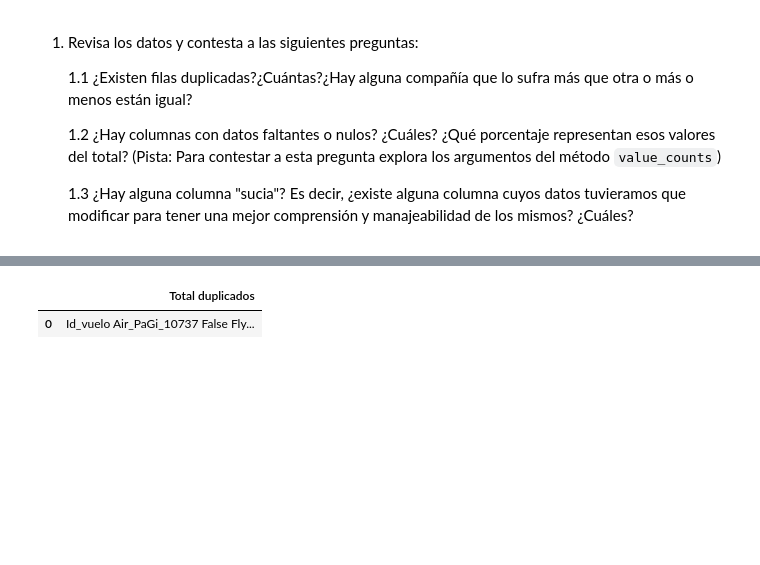
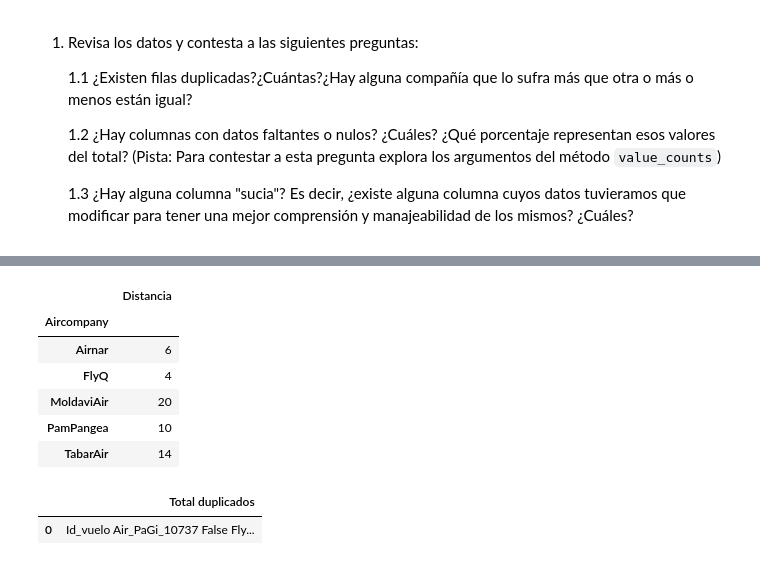
Before and after one commit to MariaRepository/ONLINE_DS_THEBRIDGE_MariaFernandez, a Jupyter notebook: 02_Programacion_y_Herramientas_Avanzadas/Sprint_04/Unidad_02/Practica_Obligatoria/18_Practica_Obligatoria_Pandas_II.ipynb, the cells around one changed output, grey strips where cells are left out. Cells and saved outputs as stored; diff of their text form; code cells hidden in the pictures; blank space fills up the shorter version.

```diff
--- a/02_Programacion_y_Herramientas_Avanzadas/Sprint_04/Unidad_02/Practica_Obligatoria/18_Practica_Obligatoria_Pandas_II.ipynb
+++ b/02_Programacion_y_Herramientas_Avanzadas/Sprint_04/Unidad_02/Practica_Obligatoria/18_Practica_Obligatoria_Pandas_II.ipynb
@@ -107,3 +165,14 @@ numero duplicados 27
+# %%
+#profe
+df_viajes_aereos.loc[df_viajes_aereos.duplicated(keep=False)].groupby("Aircompany").agg({"Distancia":len})
+# %% [output]
+|  | Distancia |
+| Aircompany |  |
+| Airnar | 6 |
+| FlyQ | 4 |
+| MoldaviAir | 20 |
+| PamPangea | 10 |
+| TabarAir | 14 |
 # %%
 totalduplicados=df_viajes_aereos.duplicated()
 dftotalduplcados=pd.DataFrame({"Total duplicados": [totalduplicados]})
```
Also changed, not shown: parts of 16 cells of this notebook.
